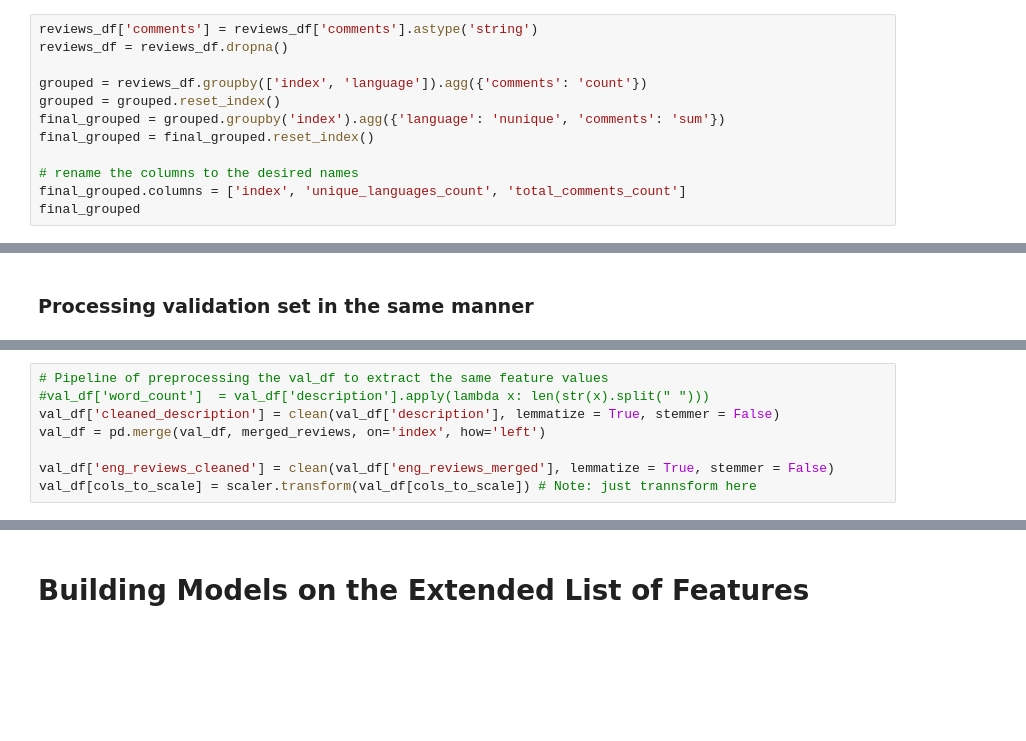
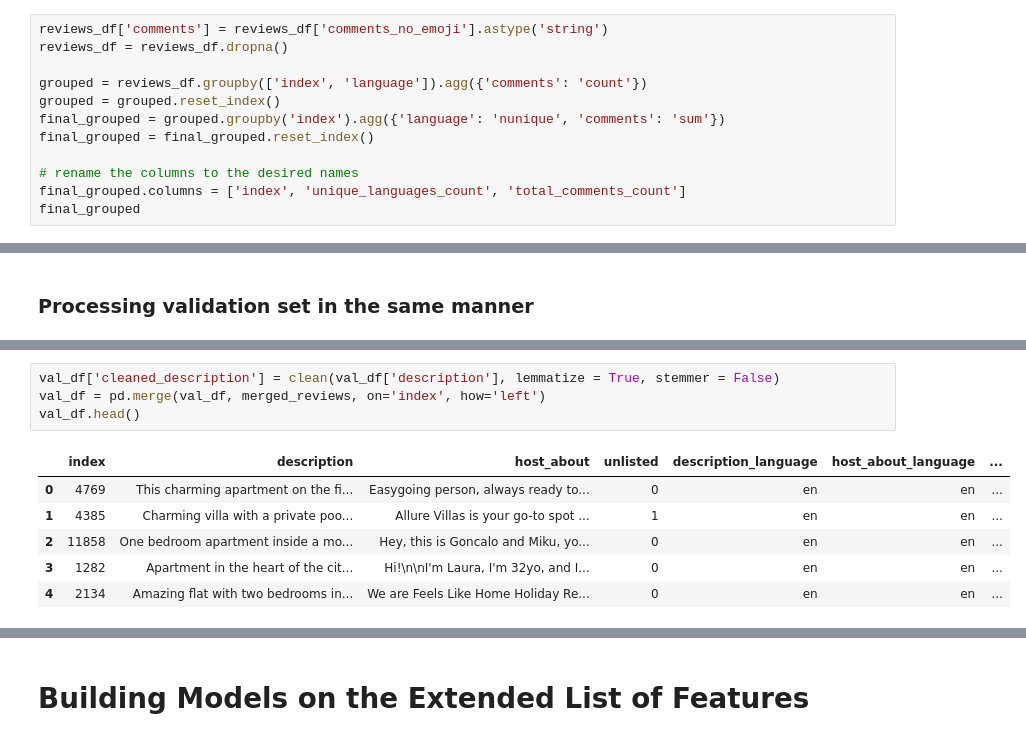
Before and after one commit to iryna-savchuk/TM_project, a Jupyter notebook: Analogue Lab 1 (Text cleaning, BoW, KNN, RF, XGBoost).ipynb, the cells around one changed output, grey strips where cells are left out. Saved outputs shown, nothing was run; the diff lists cells and outputs as text; blank space fills up the shorter version.

```diff
--- a/Analogue Lab 1 (Text cleaning, BoW, KNN, RF, XGBoost).ipynb
+++ b/Analogue Lab 1 (Text cleaning, BoW, KNN, RF, XGBoost).ipynb
@@ -418,5 +418,5 @@ reviews_df.iloc[1000:1110, :]
 # %%
-reviews_df['comments'] = reviews_df['comments'].astype('string')
+reviews_df['comments'] = reviews_df['comments_no_emoji'].astype('string')
 reviews_df = reviews_df.dropna()
 
 grouped = reviews_df.groupby(['index', 'language']).agg({'comments': 'count'})
@@ -558,10 +612,13 @@ val_df.head(3)
 | 4384 | 4385 | Charming villa with a private poo... | Allure Villas is your go-to spot ... | 1 | en | en | ... |
 | 11857 | 11858 | One bedroom apartment inside a mo... | Hey, this is Goncalo and Miku, yo... | 0 | en | en | ... |
 # %%
-# Pipeline of preprocessing the val_df to extract the same feature values
-#val_df['word_count']  = val_df['description'].apply(lambda x: len(str(x).split(" ")))
 val_df['cleaned_description'] = clean(val_df['description'], lemmatize = True, stemmer = False)
 val_df = pd.merge(val_df, merged_reviews, on='index', how='left')
-
-val_df['eng_reviews_cleaned'] = clean(val_df['eng_reviews_merged'], lemmatize = True, stemmer = False)
-val_df[cols_to_scale] = scaler.transform(val_df[cols_to_scale]) # Note: just trannsform here
+val_df.head()
+# %% [output]
+|  | index | description | host_about | unlisted | description_language | host_about_language | ... |
+| 0 | 4769 | This charming apartment on the fi... | Easygoing person, always ready to... | 0 | en | en | ... |
+| 1 | 4385 | Charming villa with a private poo... | Allure Villas is your go-to spot ... | 1 | en | en | ... |
+| 2 | 11858 | One bedroom apartment inside a mo... | Hey, this is Goncalo and Miku, yo... | 0 | en | en | ... |
+| 3 | 1282 | Apartment in the heart of the cit... | Hi!\n\nI'm Laura, I'm 32yo, and I... | 0 | en | en | ... |
+| 4 | 2134 | Amazing flat with two bedrooms in... | We are Feels Like Home Holiday Re... | 0 | en | en | ... |
```
Also changed, not shown: parts of 19 cells of this notebook, 3 other files.
